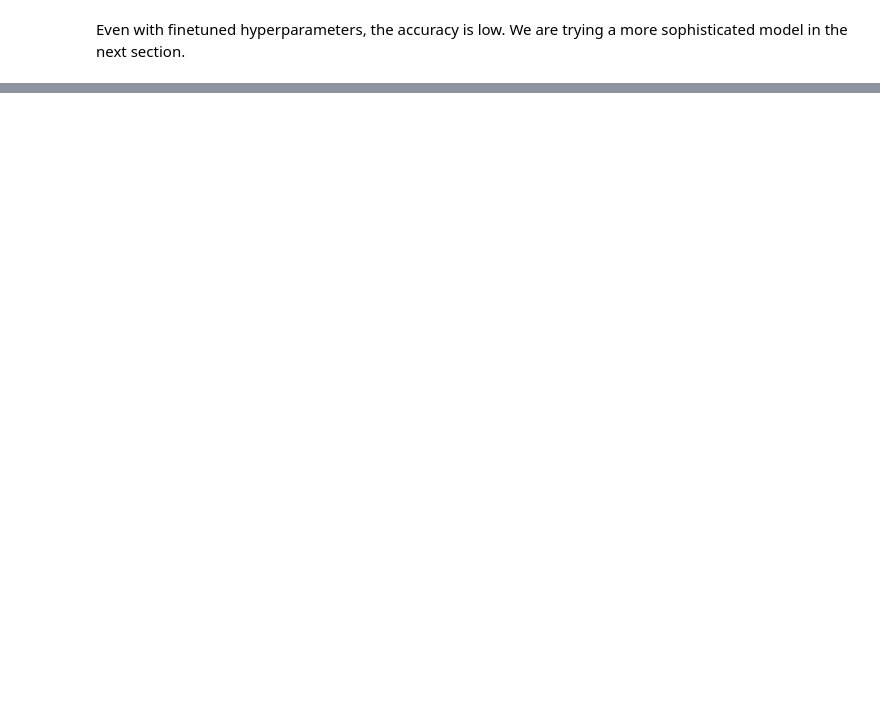
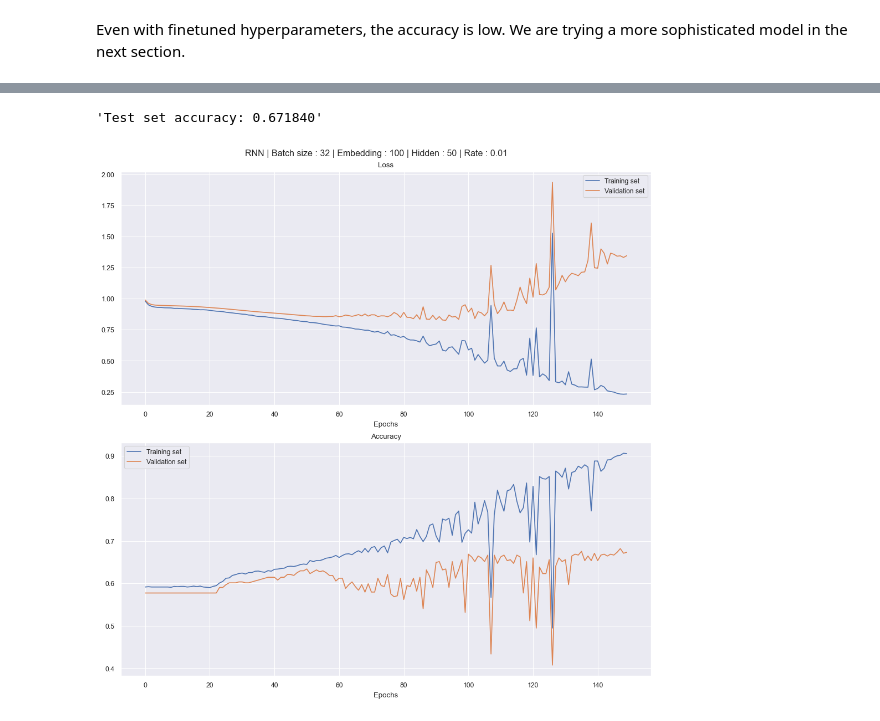
Before and after one commit to CamilleLeempoels/NLP_Financial_Sentiment_Analysis, a Jupyter notebook: nlp_project.ipynb, the cells around one changed output, grey strips where cells are left out. Saved outputs shown, nothing was run; the diff lists cells and outputs as text; code cells hidden in the pictures; blank space fills up the shorter version.

```diff
--- a/nlp_project.ipynb
+++ b/nlp_project.ipynb
@@ -405,6 +482,7 @@ class LSTM_module(nn.Module):
             batch_first=True,
             dropout=self.dropout
         )
+        self.dropout = nn.Dropout(self.dropout)
 
         # fully connected layer
         self.fc_layer = nn.Linear(self.hidden_dim, 3)
@@ -455,0 +740,17 @@ pd.DataFrame(cv_res_lstm.cv_results_).to_csv('cv_res_lstm.csv', index = False)
+# %%
+VOCAB_DIM = len(vocab) + 2
+EMBEDDING_DIM =100
+HIDDEN_DIM = 50
+DROPOUT = 0.3
+NB_LAYERS = 2
+
+LEARNING_RATE = 1e-2
+EPOCHS = 150
+BATCH_SIZE = 32
+
+lstm_model = LSTM_module(VOCAB_DIM, EMBEDDING_DIM, HIDDEN_DIM, NB_LAYERS, DROPOUT)
+
+train_and_validate_model(lstm_model, EMBEDDING_DIM, HIDDEN_DIM, LEARNING_RATE, EPOCHS, BATCH_SIZE)
+# %% [output]
+'Test set accuracy: 0.671840'
+[figure, added]
```
Also changed, not shown: parts of 52 cells of this notebook.
